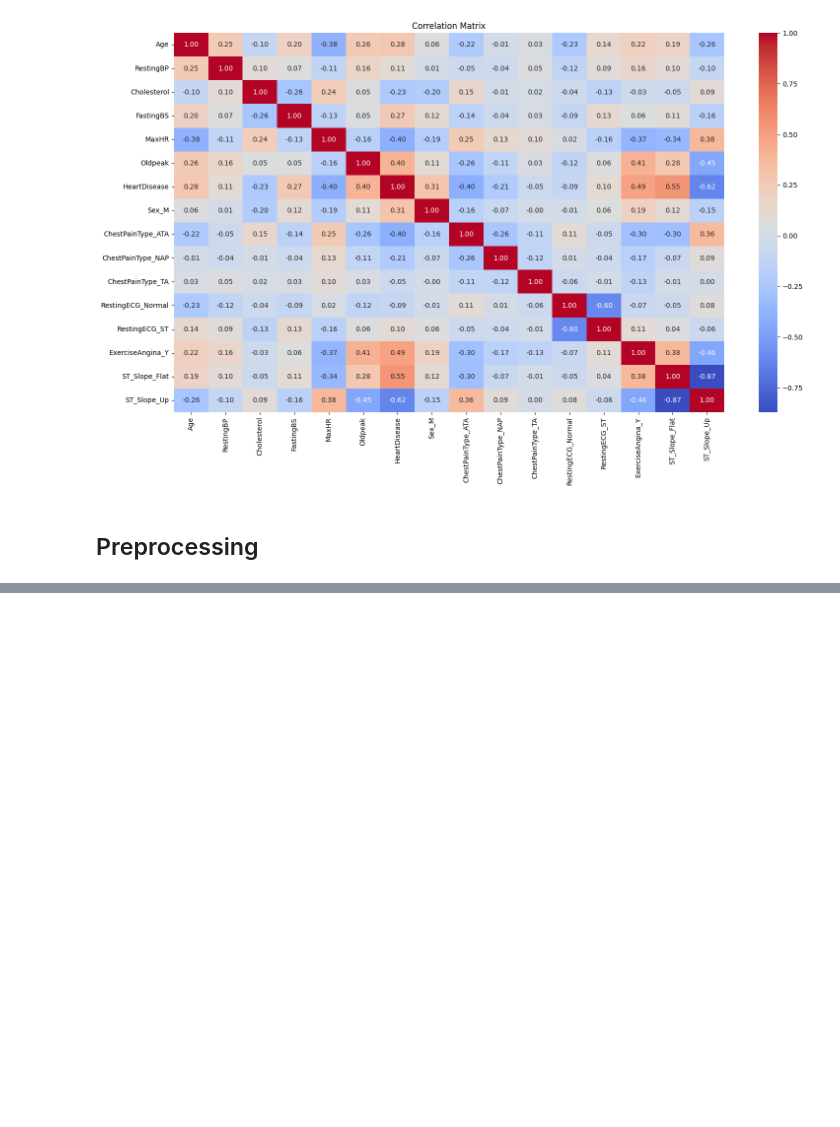
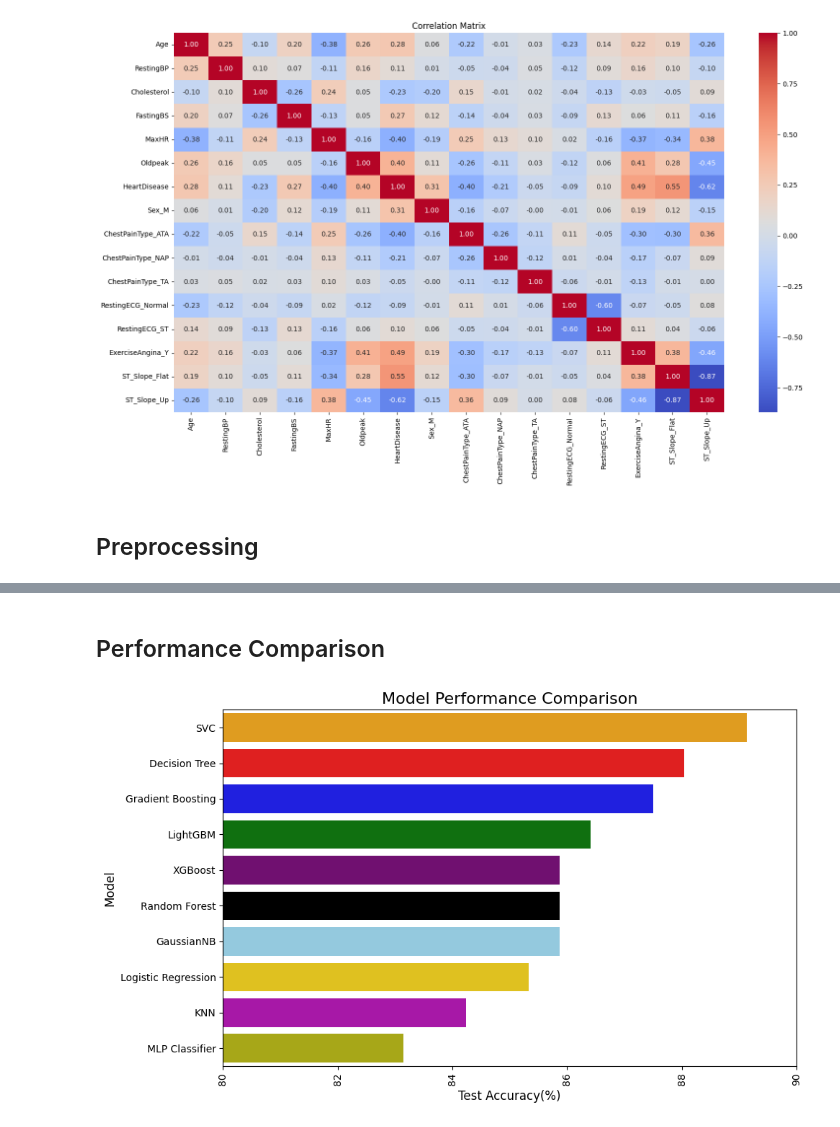
Before and after one commit to Foysal348/Heart-Disease-Prediction, a Jupyter notebook: Heart_Disease_Prediction.ipynb, the cells around one changed output, grey strips where cells are left out. Cells and saved outputs as stored; diff of their text form; code cells hidden in the pictures; blank space fills up the shorter version.

```diff
--- a/Heart_Disease_Prediction.ipynb
+++ b/Heart_Disease_Prediction.ipynb
@@ -189,0 +437,35 @@ numeric_cols=["Age","RestingBP","Cholesterol","FastingBS","MaxHR","Oldpeak"]
+# %% [markdown]
+## Performance Comparison
+# %%
+#Create A dictionary
+model_accuracies={
+    'Logistic Regression':85.33 ,
+    'Decision Tree': 88.04,
+    'Random Forest': 85.87,
+    'Gradient Boosting': 87.50,
+    'XGBoost': 85.87,
+    'LightGBM': 86.41,
+    'MLP Classifier': 83.15,
+    'SVC': 89.13,
+    'GaussianNB': 85.87,
+    'KNN': 84.24
+
+}
+#Create a dataframe from dictionary
+scores_df=pd.DataFrame(list(model_accuracies.items()),columns=["Model","Test Accuracy"])
+scores_df=scores_df.sort_values(by="Test Accuracy",ascending=False)
+scores_df
+
+#Create a barplot
+plt.figure(figsize=(10,6))
+sns.barplot(y="Model",x="Test Accuracy",data=scores_df,palette=['orange','r','b','g','purple','black','skyblue','gold','m','y'],hue="Model")#hue set automatically colors
+#sns.barplot(y="Model",x="Test Accuracy",data=scores_df,hue="Model")#hue set automatically colors
+plt.xticks(rotation=90)
+plt.ylabel("Model",fontsize=12)
+plt.xlabel("Test Accuracy(%)",fontsize=12)
+plt.title("Model Performance Comparison",fontsize=16)
+plt.xlim(80, 90)
+plt.tight_layout()
+plt.show()
+# %% [output]
+[figure, added]
```
Also changed, not shown: parts of 10 cells of this notebook.
